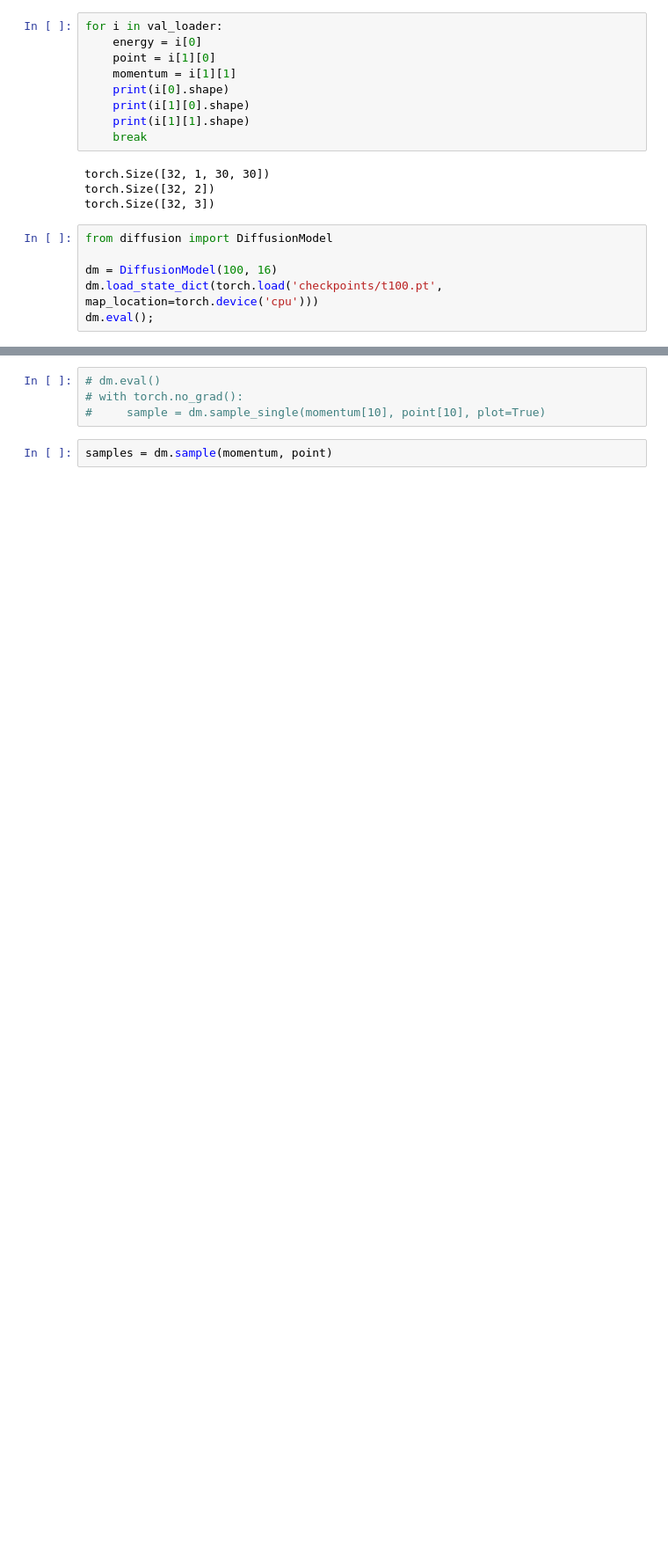
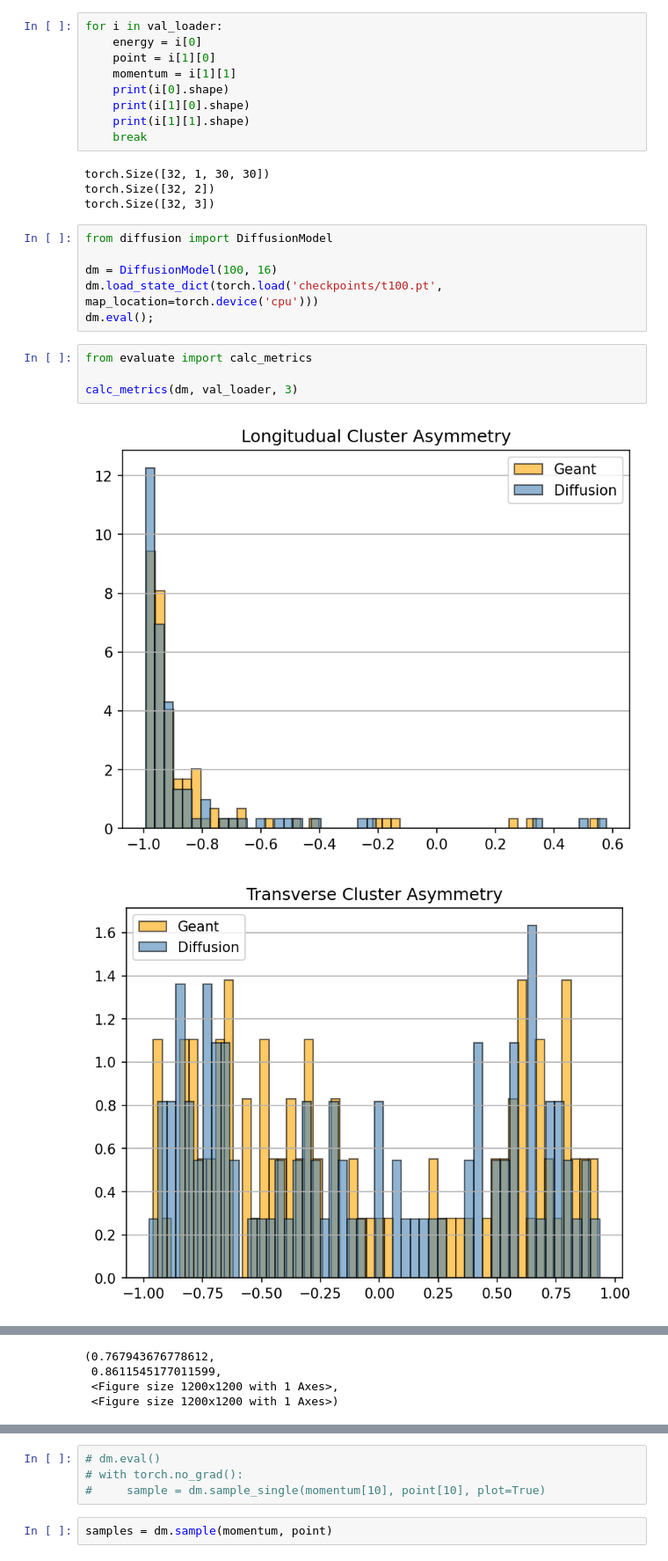
Before and after one commit to sashaatlasov/DiffusionDipolma, a Jupyter notebook: test.ipynb, the cells around one changed output, grey strips where cells are left out. Shown at 88% size. Saved outputs shown, nothing was run; the diff lists cells and outputs as text; blank space fills up the shorter version.

```diff
--- a/test.ipynb
+++ b/test.ipynb
@@ -35,3 +35,10 @@ from diffusion import DiffusionModel
 dm = DiffusionModel(100, 16)
 dm.load_state_dict(torch.load('checkpoints/t100.pt', map_location=torch.device('cpu')))
 dm.eval();
+# %%
+from evaluate import calc_metrics
+
+calc_metrics(dm, val_loader, 3)
+# %% [output]
+[figure, added]
+[figure, added]
@@ -37,0 +47,4 @@ dm.eval();
+(0.767943676778612,
+ 0.8611545177011599,
+ <Figure size 1200x1200 with 1 Axes>,
+ <Figure size 1200x1200 with 1 Axes>)
```
Also changed, not shown: parts of 6 cells of this notebook, 4 other files.
